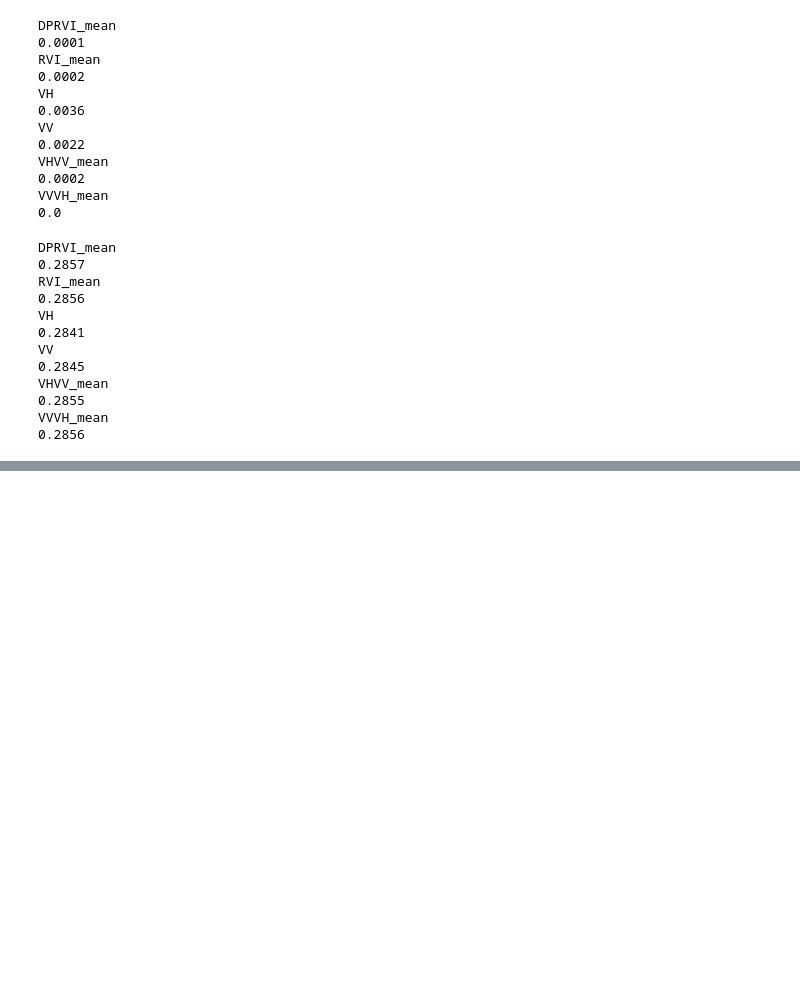
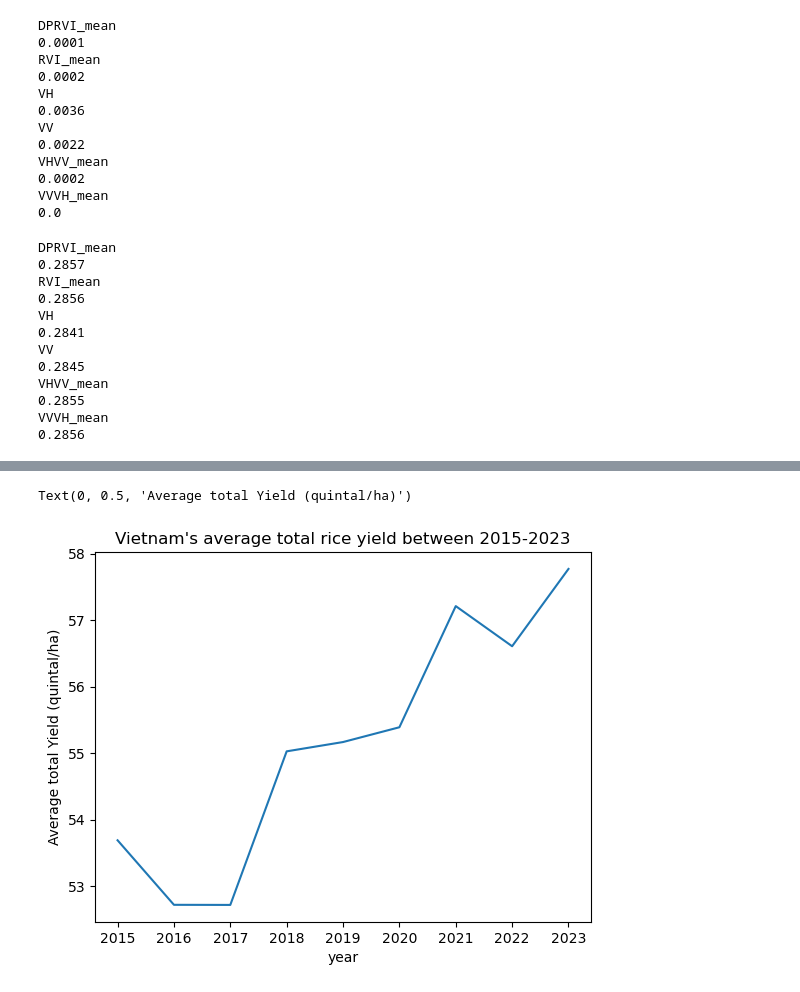
Before and after one commit to sonleh96/adb-sar, a Jupyter notebook: provincial_analysis_ver2.ipynb, the cells around one changed output, grey strips where cells are left out. Saved outputs shown, nothing was run; the diff lists cells and outputs as text; code cells hidden in the pictures; blank space fills up the shorter version.

```diff
--- a/provincial_analysis_ver2.ipynb
+++ b/provincial_analysis_ver2.ipynb
@@ -1073,0 +1151,9 @@ VVVH_mean
+# %%
+total_yield = pd.read_excel('D:\Work\ADB\SAR\datasets\Total paddy yield.xlsx')
+total_yield = pd.melt(total_yield,
+                      id_vars=['Province'],
+                      var_name='year',
+                      value_vars=total_yield.columns.to_list()[1:],
+                      value_name='total_yield')
+total_yield['year'] = total_yield['year'].astype(int)
+total_yield
@@ -1073,0 +1174,9 @@ VVVH_mean
+# %%
+tot_y_gb = total_yield.groupby(['year']).agg({'total_yield': 'mean'}).reset_index()
+# %%
+sns.lineplot(tot_y_gb, x='year', y='total_yield')
+plt.title("Vietnam's average total rice yield between 2015-2023")
+plt.ylabel('Average total Yield (quintal/ha)')
+# %% [output]
+Text(0, 0.5, 'Average total Yield (quintal/ha)')
+[figure, added]
```
Also changed, not shown: parts of 4 cells of this notebook.
